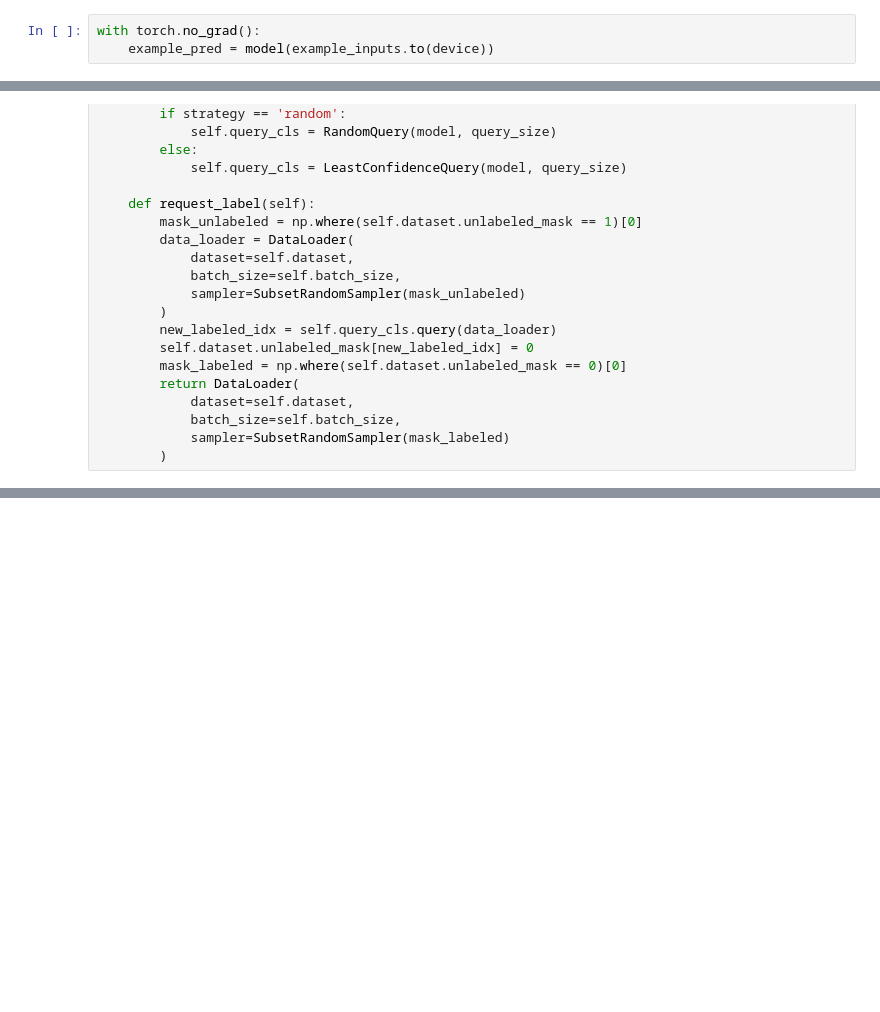
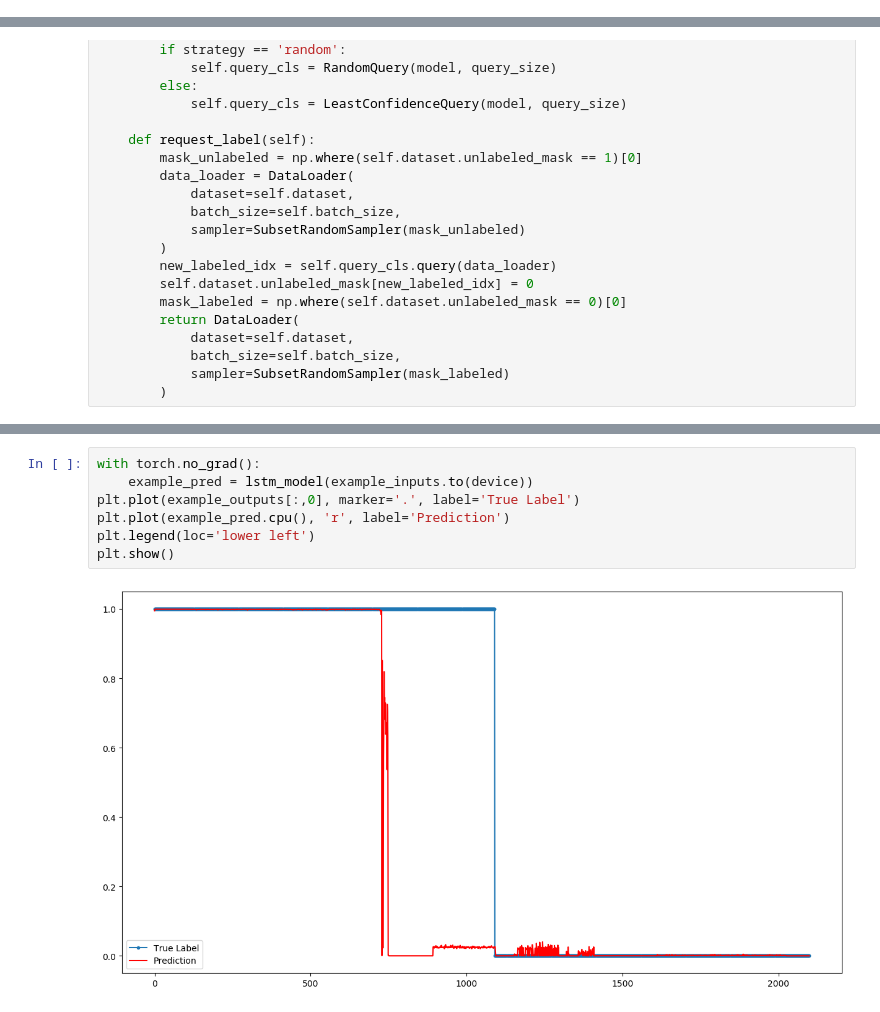
Before and after one commit to CarlinCyril/active_learning, a Jupyter notebook: AL_pump_sensor.ipynb, the cells around one changed output, grey strips where cells are left out. Saved outputs shown, nothing was run; the diff lists cells and outputs as text; blank space fills up the shorter version.

```diff
--- a/AL_pump_sensor.ipynb
+++ b/AL_pump_sensor.ipynb
@@ -300,6 +347,3 @@ example_inputs.shape
-# %%
-with torch.no_grad():
-    example_pred = model(example_inputs.to(device))
 # %%
 # example_pred 24000DE
 # %%
@@ -445,0 +570,9 @@ np.where(arr == 0)
+# %%
+with torch.no_grad():
+    example_pred = lstm_model(example_inputs.to(device))
+plt.plot(example_outputs[:,0], marker='.', label='True Label')
+plt.plot(example_pred.cpu(), 'r', label='Prediction')
+plt.legend(loc='lower left')
+plt.show()
+# %% [output]
+[figure, added]
```
Also changed, not shown: parts of 13 cells of this notebook.
